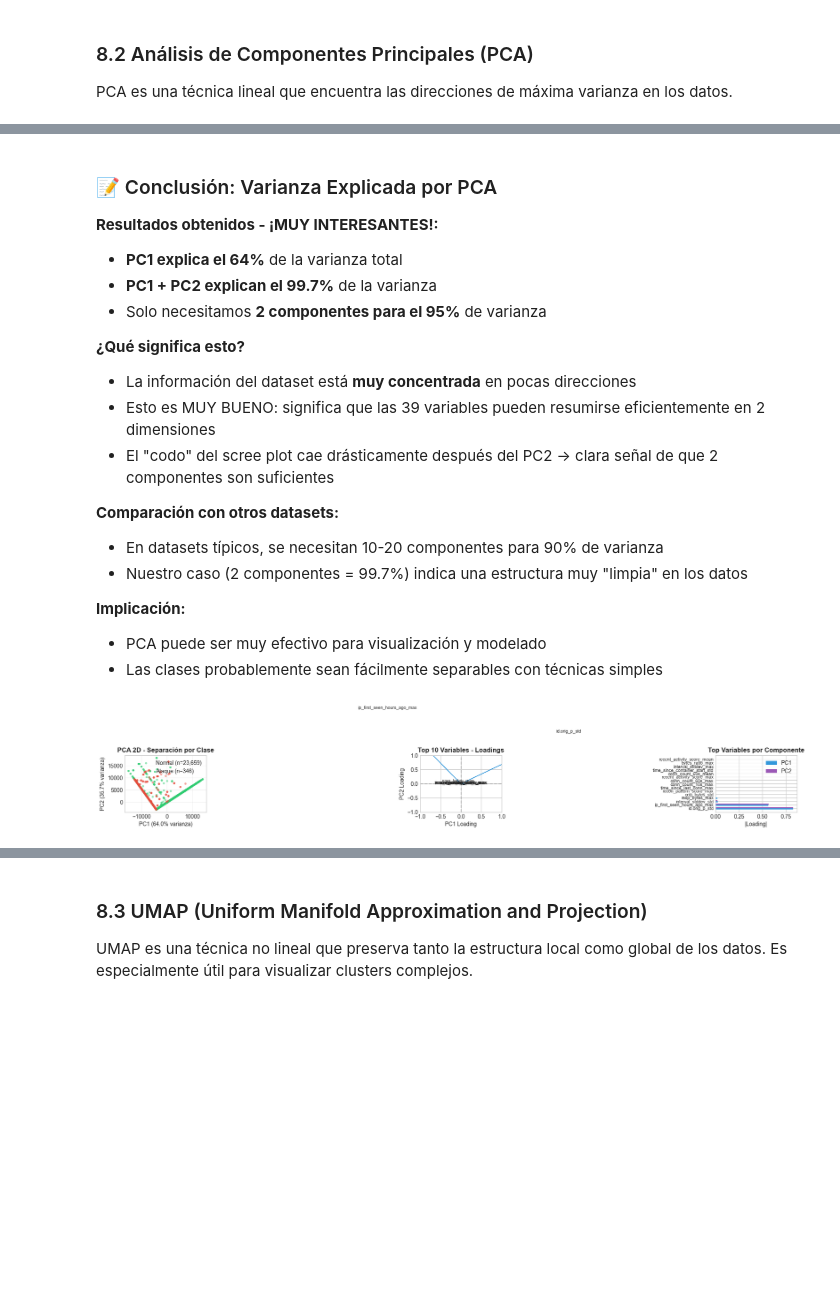
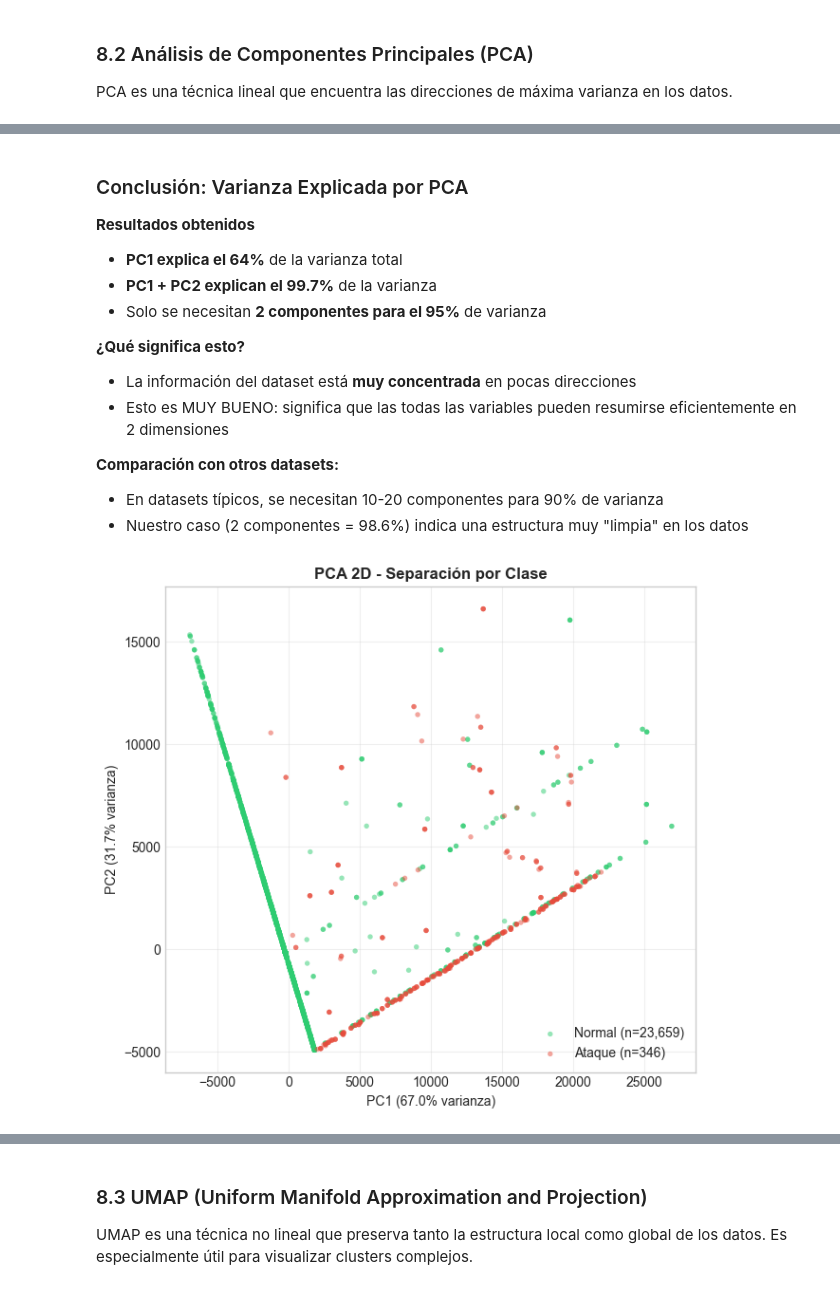
Before and after one commit to Grupo-MACC/ML_for_consul_poisoning, a Jupyter notebook: notebooks/01_eda_gabi.ipynb, the cells around one changed output, grey strips where cells are left out. Cells and saved outputs as stored; diff of their text form; code cells hidden in the pictures; blank space fills up the shorter version.

```diff
--- a/notebooks/01_eda_gabi.ipynb
+++ b/notebooks/01_eda_gabi.ipynb
@@ -660,7 +606,7 @@ ELIMINACIÓN DE VARIABLES NO INFORMATIVAS
 ### 6.1 Matriz de Correlación y Multicolinealidad
 # %%
 # Matriz de correlación
-corr_matrix = df_clean.select_dtypes(include='number').corr()
+corr_matrix = df_eda.select_dtypes(include='number').corr()
 
 # Visualización de correlaciones altas
 fig, axes = plt.subplots(1, 2, figsize=(18, 8))
@@ -700,7 +646,7 @@ plt.show()
 
 # Mostrar pares altamente correlacionados
 if high_corr_pairs:
-    print(f"\n⚠️ PARES CON CORRELACIÓN ≥ 0.95 ({len(high_corr_pairs)} pares)")
+    print(f"\nPARES CON CORRELACIÓN ≥ 0.95 ({len(high_corr_pairs)} pares)")
     print("="*70)
     high_corr_df = pd.DataFrame(high_corr_pairs).sort_values('Correlación', ascending=False)
     print(high_corr_df.to_string(index=False))
@@ -932,7 +815,7 @@ Esta sección aplica múltiples técnicas de reducción de dimensionalidad para
 ### 8.1 Preparación de Datos para Reducción de Dimensionalidad
 # %%
 # Preparación de datos
-X = df_clean_final.select_dtypes(include='number').copy()
+X = df_eda.select_dtypes(include='number').copy()
 
 # Imputar valores nulos con la mediana
 imputer = SimpleImputer(strategy='median')
@@ -1036,83 +897,41 @@ print(f"   • Varianza en PC1+PC2+PC3: {cumulative_variance[2]:.1%}")
 # %% [markdown]
-### 📝 Conclusión: Varianza Explicada por PCA
+### Conclusión: Varianza Explicada por PCA
 
-**Resultados obtenidos - ¡MUY INTERESANTES!:**
+**Resultados obtenidos**
 - **PC1 explica el 64%** de la varianza total
 - **PC1 + PC2 explican el 99.7%** de la varianza
-- Solo necesitamos **2 componentes para el 95%** de varianza
+- Solo se necesitan **2 componentes para el 95%** de varianza
 
 **¿Qué significa esto?**
 - La información del dataset está **muy concentrada** en pocas direcciones
-- Esto es MUY BUENO: significa que las 39 variables pueden resumirse eficientemente en 2 dimensiones
-- El "codo" del scree plot cae drásticamente después del PC2 → clara señal de que 2 componentes son suficientes
+- Esto es MUY BUENO: significa que las todas las variables pueden resumirse eficientemente en 2 dimensiones
 
 **Comparación con otros datasets:**
 - En datasets típicos, se necesitan 10-20 componentes para 90% de varianza
-- Nuestro caso (2 componentes = 99.7%) indica una estructura muy "limpia" en los datos
-
-**Implicación:**
-- PCA puede ser muy efectivo para visualización y modelado
-- Las clases probablemente sean fácilmente separables con técnicas simples
+- Nuestro caso (2 componentes = 98.6%) indica una estructura muy "limpia" en los datos
 # %%
 # PCA 2D con análisis de loadings
 pca_2d = PCA(n_components=2, random_state=RANDOM_STATE)
 X_pca_2d = pca_2d.fit_transform(X_scaled)
 
 fig = plt.figure(figsize=(18, 6))
 
 # 1. Scatter plot PCA 2D
 ax1 = fig.add_subplot(131)
 for label_val, color, name in zip([0, 1], [COLORS['normal'], COLORS['attack']], ['Normal', 'Ataque']):
     mask = labels == label_val
     ax1.scatter(X_pca_2d[mask, 0], X_pca_2d[mask, 1],
                 c=color, label=f'{name} (n={mask.sum():,})', alpha=0.5, s=15, edgecolors='none')
 ax1.set_xlabel(f'PC1 ({pca_2d.explained_variance_ratio_[0]:.1%} varianza)')
 ax1.set_ylabel(f'PC2 ({pca_2d.explained_variance_ratio_[1]:.1%} varianza)')
 ax1.set_title('PCA 2D - Separación por Clase', fontweight='bold')
 ax1.legend(loc='best')
 ax1.grid(alpha=0.3)
 
-# 2. Loadings plot (biplot simplificado)
-ax2 = fig.add_subplot(132)
-loadings = pca_2d.components_.T
-# Seleccionar las 10 variables con mayor contribución
-loading_magnitudes = np.sqrt(loadings[:, 0]**2 + loadings[:, 1]**2)
-top_idx = np.argsort(loading_magnitudes)[-10:]
-
-for idx in top_idx:
-    ax2.arrow(0, 0, loadings[idx, 0]*3, loadings[idx, 1]*3,
-              head_width=0.05, head_length=0.03, fc=COLORS['primary'], ec=COLORS['primary'])
-    ax2.text(loadings[idx, 0]*3.2, loadings[idx, 1]*3.2, X.columns[idx],
-             fontsize=8, ha='center')
-
-ax2.set_xlim(-1, 1)
-ax2.set_ylim(-1, 1)
-ax2.axhline(y=0, color='gray', linestyle='--', alpha=0.5)
-ax2.axvline(x=0, color='gray', linestyle='--', alpha=0.5)
-ax2.set_xlabel('PC1 Loading')
-ax2.set_ylabel('PC2 Loading')
-ax2.set_title('Top 10 Variables - Loadings', fontweight='bold')
-
-# 3. Contribución de variables a PC1 y PC2
-ax3 = fig.add_subplot(133)
-top_n = 15
-pc1_contrib = pd.Series(np.abs(pca_2d.components_[0]), index=X.columns).nlargest(top_n)
-pc2_contrib = pd.Series(np.abs(pca_2d.components_[1]), index=X.columns).nlargest(top_n)
-
-x = np.arange(top_n)
-width = 0.35
-ax3.barh(x - width/2, pc1_contrib.values, width, label='PC1', color=COLORS['primary'])
-ax3.barh(x + width/2, pc2_contrib.values, width, label='PC2', color=COLORS['secondary'])
-ax3.set_yticks(x)
-ax3.set_yticklabels(pc1_contrib.index, fontsize=8)
-ax3.set_xlabel('|Loading|')
-ax3.set_title('Top Variables por Componente', fontweight='bold')
-ax3.legend()
-
 plt.tight_layout()
 plt.show()
 # %% [output]
-[figure, old version]
+[figure, new version]
 # %%
 # PCA 3D interactivo
 pca_3d = PCA(n_components=3, random_state=RANDOM_STATE)
```
Also changed, not shown: parts of 48 cells of this notebook, 1 other file.
